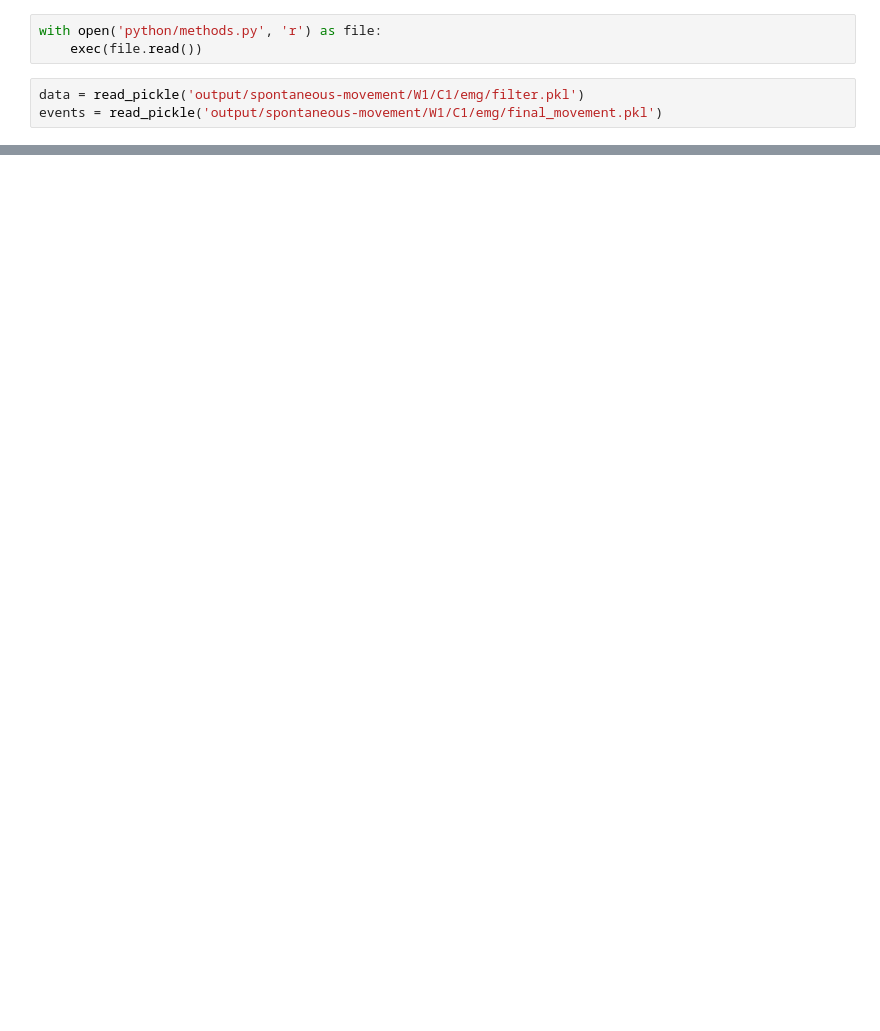
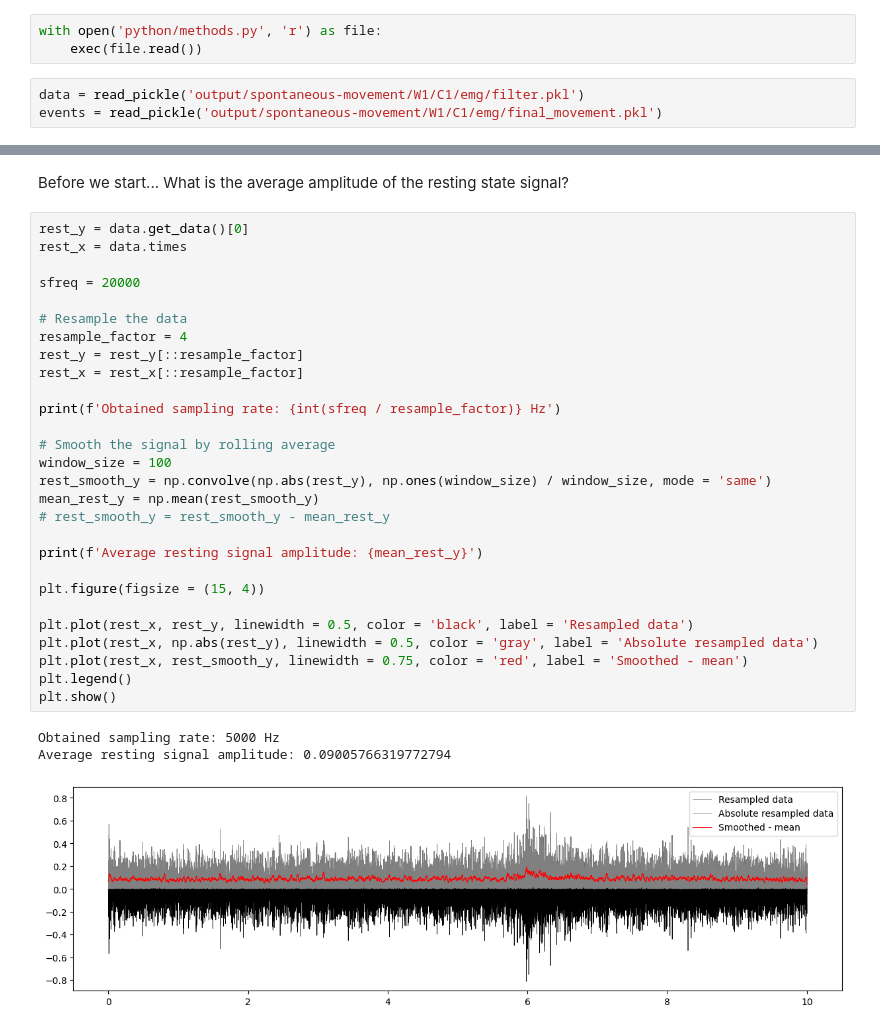
Before and after one commit to kerseviciute/spontaneous-movement, a Jupyter notebook: emg2.ipynb, the cells around one changed output, grey strips where cells are left out. Drawn from its saved outputs; the diff is of its cells as text; blank space fills up the shorter version.

```diff
--- a/emg2.ipynb
+++ b/emg2.ipynb
@@ -78,0 +155,34 @@ plt.show()
+# %% [markdown]
+Before we start... What is the average amplitude of the resting state signal?
+# %%
+rest_y = data.get_data()[0]
+rest_x = data.times
+
+sfreq = 20000
+
+# Resample the data
+resample_factor = 4
+rest_y = rest_y[::resample_factor]
+rest_x = rest_x[::resample_factor]
+
+print(f'Obtained sampling rate: {int(sfreq / resample_factor)} Hz')
+
+# Smooth the signal by rolling average
+window_size = 100
+rest_smooth_y = np.convolve(np.abs(rest_y), np.ones(window_size) / window_size, mode = 'same')
+mean_rest_y = np.mean(rest_smooth_y)
+# rest_smooth_y = rest_smooth_y - mean_rest_y
+
+print(f'Average resting signal amplitude: {mean_rest_y}')
+
+plt.figure(figsize = (15, 4))
+
+plt.plot(rest_x, rest_y, linewidth = 0.5, color = 'black', label = 'Resampled data')
+plt.plot(rest_x, np.abs(rest_y), linewidth = 0.5, color = 'gray', label = 'Absolute resampled data')
+plt.plot(rest_x, rest_smooth_y, linewidth = 0.75, color = 'red', label = 'Smoothed - mean')
+plt.legend()
+plt.show()
+# %% [output]
+Obtained sampling rate: 5000 Hz
+Average resting signal amplitude: 0.09005766319772794
+[figure, added]
```
Also changed, not shown: parts of 17 cells of this notebook.
